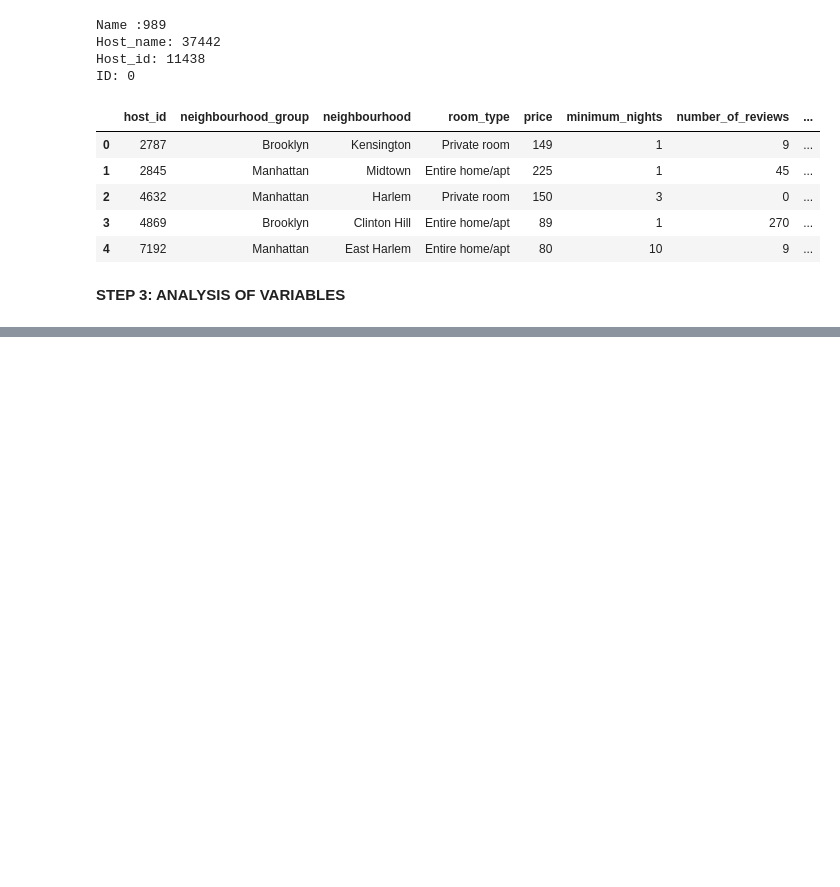
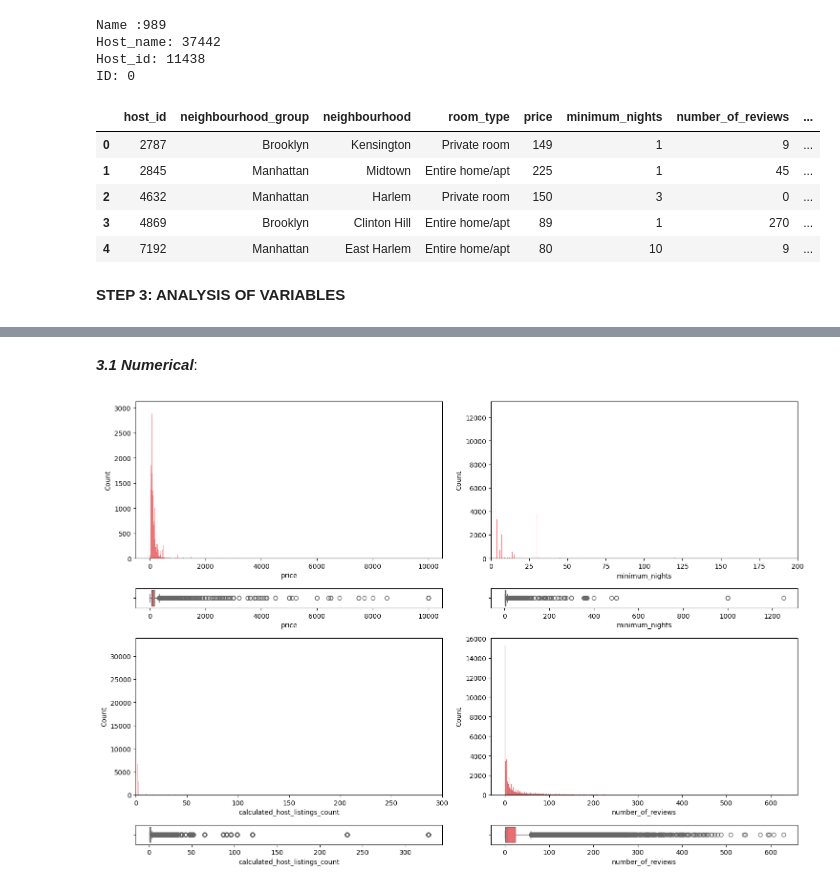
Before and after one commit to PazReumante/machine-learning-python-template, a Jupyter notebook: src/explore.ipynb, the cells around one changed output, grey strips where cells are left out. Saved outputs shown, nothing was run; the diff lists cells and outputs as text; code cells hidden in the pictures; blank space fills up the shorter version.

```diff
--- a/src/explore.ipynb
+++ b/src/explore.ipynb
@@ -135,0 +134,26 @@ print(nan_counts)
+# %% [markdown]
+**_3.1 Numerical_**:
+# %%
+# Create the figure
+fig, axis = plt.subplots(4, 2, figsize = (15, 10), gridspec_kw = {"height_ratios": [8, 1, 8, 1]})
+
+sns.histplot(ax=axis[0, 0], data=df, x="price", color="#FF585D")
+sns.boxplot(ax=axis[1, 0], data=df, x="price", color="#FF585D")
+
+sns.histplot(ax=axis[0, 1], data=df, x="minimum_nights", color="#FF585D").set_xlim(0, 200)
+sns.boxplot(ax=axis[1, 1], data=df, x="minimum_nights", color="#FF585D")
+
+sns.histplot(ax=axis[2, 0], data=df, x="calculated_host_listings_count", color="#FF585D").set_xlim(0, 300)
+sns.boxplot(ax=axis[3, 0], data=df, x="calculated_host_listings_count", color="#FF585D")
+
+sns.histplot(ax=axis[2, 1], data=df, x="number_of_reviews", color="#FF585D")
+sns.boxplot(ax=axis[3 ,1], data=df, x="number_of_reviews", color="#FF585D")
+
+
+# Adjust the layout
+plt.tight_layout()
+
+# Display the layout
+plt.show()
+# %% [output]
+[figure, added]
```
Also changed, not shown: parts of 47 cells of this notebook.
